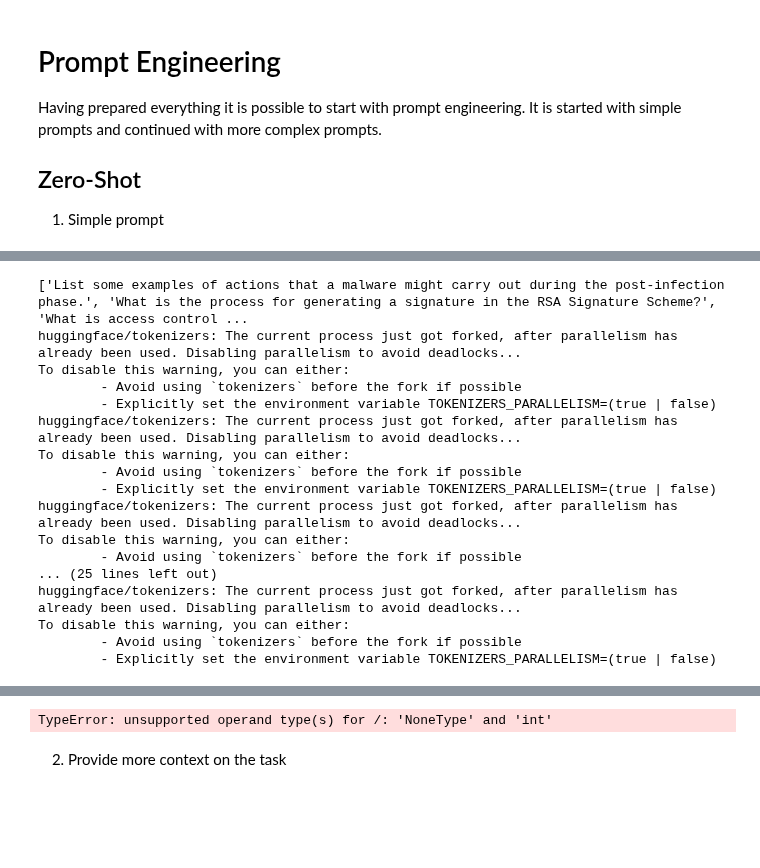
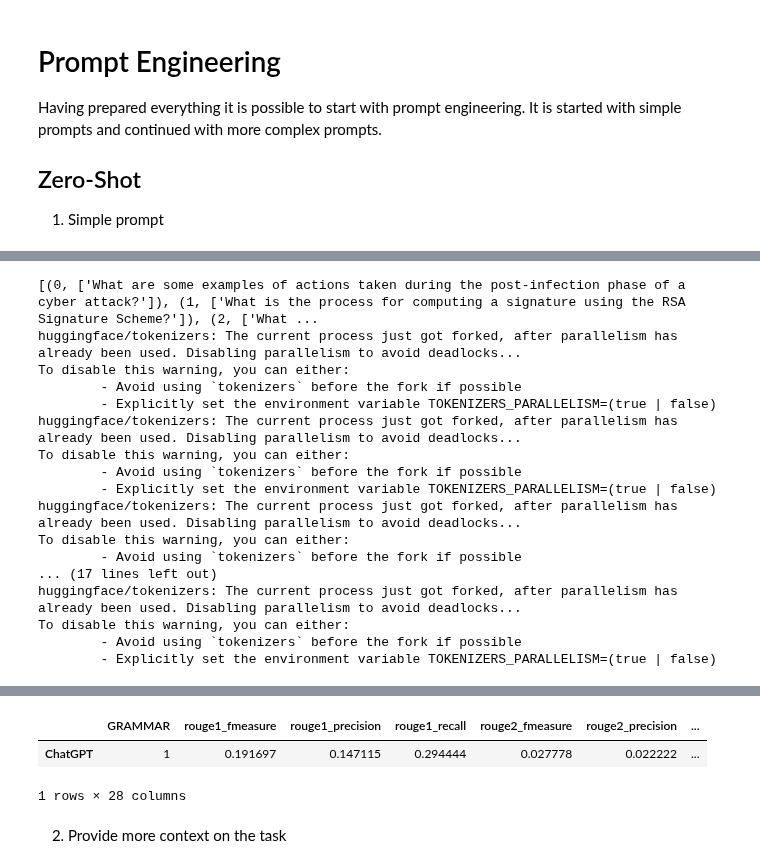
Before and after one commit to Ankinator/ankinator-flashcard-models, a Jupyter notebook: notebooks/models/chatGPT/chatGPT_question_generation.ipynb, the cells around one changed output, grey strips where cells are left out. Drawn from its saved outputs; the diff is of its cells as text; code cells hidden in the pictures; blank space fills up the shorter version.

Commit message:
Fix evaluation by converting the data to the correct format

````diff
--- a/notebooks/models/chatGPT/chatGPT_question_generation.ipynb
+++ b/notebooks/models/chatGPT/chatGPT_question_generation.ipynb
@@ -16,7 +16,7 @@ import nltk
 nltk.download('wordnet')
 
 load_dotenv()
-openai.api_key = os.getenv("OPENAI-API-KEY2")
+openai.api_key = os.getenv("OPENAI-API-KEY")
 
 def chat_gpt(prompt):
     completion = openai.ChatCompletion.create(
@@ -32,18 +33,18 @@ def chat_gpt(prompt):
 Now the evaluation data is loaded that is also used to evaluate the other question generation models that are used in the Ankinator project.
 # %%
 # # initially retrieve extracted text for each slide - only execute once
-# slide_path = "../../../datasets/IT-Security_all_slides_no_duplicates.pdf"
-# pdf = PdfDocument(slide_path)
-# text = extract_text_without_image(pdf.raw)
-# extracted_content = pd.DataFrame(columns=['Pagenumber', 'Page-Text', 'OCR-text'])
-# for i in text:
-#     extracted_content = extracted_content.append({'Pagenumber': i[0], 'Page-Text': i[1], 'OCR-text': i[2]}, ignore_index=True)
-#
-# # Define the file path and name
-# file_path = "../../../datasets/extracted_text_content.csv"
-#
-# # Save the DataFrame to the specified folder
-# extracted_content.to_csv(file_path, index=False)
+slide_path = "../../../datasets/IT-Security_all_slides_no_duplicates.pdf"
+pdf = PdfDocument(slide_path)
+text = extract_text_without_image(pdf.raw)
+extracted_content = pd.DataFrame(columns=['Pagenumber', 'Page-Text', 'OCR-text'])
+for i in text:
+    extracted_content = extracted_content.append({'Pagenumber': i[0], 'Page-Text': i[1], 'OCR-text': i[2]}, ignore_index=True)
+
+# Define the file path and name
+file_path = "../../../datasets/extracted_text_content.csv"
+
+# Save the DataFrame to the specified folder
+extracted_content.to_csv(file_path, index=False)
 # %%
 # reload extracted content from file
 file_path = "../../../datasets/extracted_text_content.csv"
@@ -118,3 +136,8 @@ references = goldstandard_test[["Question"]]
 Having prepared everything it is possible to start with prompt engineering. It is started with simple prompts and continued with more complex prompts.
 ## Zero-Shot
 1. Simple prompt
+# %%
+refs = []
+for i, q in references.iterrows():
+    refs.append((i, [q.item()]))
+refs
@@ -121,27 +162,25 @@ Having prepared everything it is possible to start with prompt engineering. It i
 # %%
 model_results = []
 # the chatGPT API is called and results are stored
-i=0
 for index, row in content.iterrows():
-    if (i == 3):
+    if index == 3:
         break
     prompt = f"""
     Generate a question in a flashcard style for the content delimited by triple backticks.
     ```{row['Page-Text']}```
     """
-    model_results.append(chat_gpt(prompt))
-    i=i+1
+    model_results.append((index, [chat_gpt(prompt)]))
 
 print(model_results)
 # Performance is evaluated
 metrics = Metrics(save_to_file=False)
 result = pd.DataFrame(
-    metrics.evaluate(model_output=model_results, references=references[:3]),
+    metrics.evaluate(model_output=model_results, references=refs[:3]),
     index=["ChatGPT"]
 )
 result
 # %% [output]
-['List some examples of actions that a malware might carry out during the post-infection phase.', 'What is the process for generating a signature in the RSA Signature Scheme?', 'What is access control ...
+[(0, ['What are some examples of actions taken during the post-infection phase of a cyber attack?']), (1, ['What is the process for computing a signature using the RSA Signature Scheme?']), (2, ['What ...
 huggingface/tokenizers: The current process just got forked, after parallelism has already been used. Disabling parallelism to avoid deadlocks...
 To disable this warning, you can either:
         - Avoid using `tokenizers` before the fork if possible
@@ -153,7 +192,7 @@ To disable this warning, you can either:
 huggingface/tokenizers: The current process just got forked, after parallelism has already been used. Disabling parallelism to avoid deadlocks...
 To disable this warning, you can either:
         - Avoid using `tokenizers` before the fork if possible
-... (25 lines left out)
+... (17 lines left out)
 huggingface/tokenizers: The current process just got forked, after parallelism has already been used. Disabling parallelism to avoid deadlocks...
 To disable this warning, you can either:
         - Avoid using `tokenizers` before the fork if possible
@@ -163,5 +202,7 @@ To disable this warning, you can either:
 [nltk_data]   Package stopwords is already up-to-date!
+|  | GRAMMAR | rouge1_fmeasure | rouge1_precision | rouge1_recall | rouge2_fmeasure | rouge2_precision | ... |
+| ChatGPT | 1 | 0.191697 | 0.147115 | 0.294444 | 0.027778 | 0.022222 | ... |
-TypeError: unsupported operand type(s) for /: 'NoneType' and 'int'
+1 rows × 28 columns
 # %% [markdown]
 2. Provide more context on the task
 # %%
````
Also changed, not shown: parts of 7 cells of this notebook.
